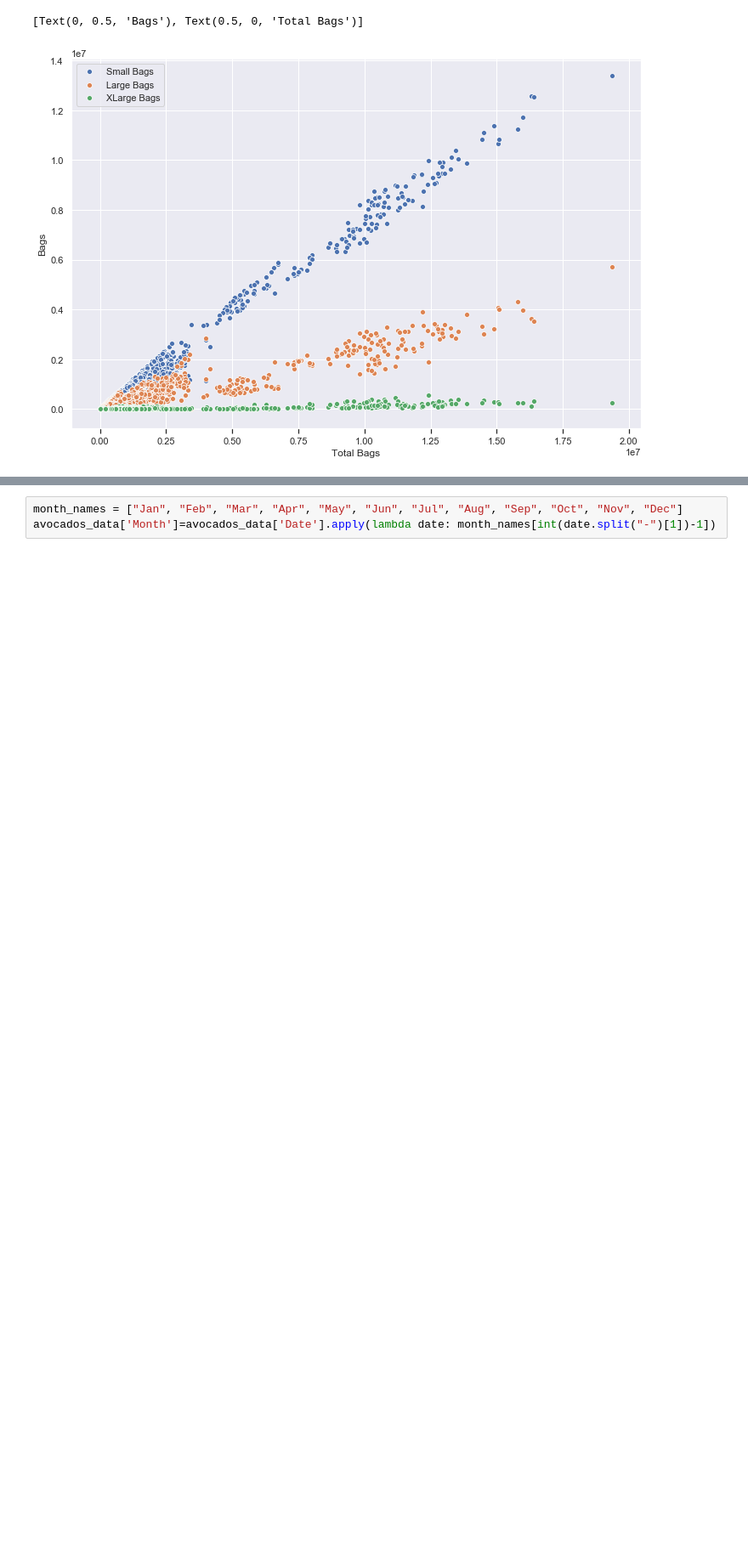
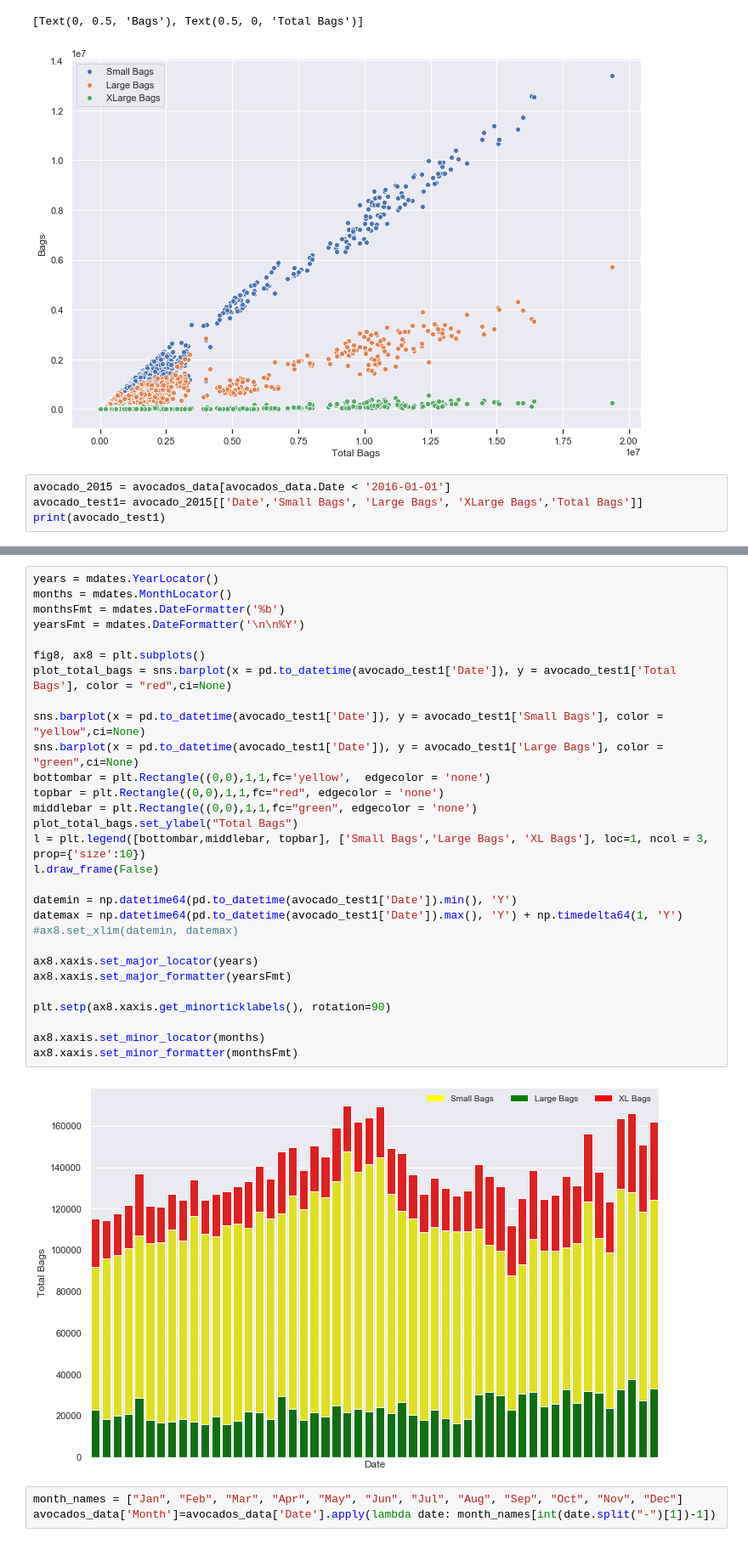
Before and after one commit to kurelaitisk/avocado-data, a Jupyter notebook: avocado.ipynb, the cells around one changed output, grey strips where cells are left out. Shown at 85% size. Cells and saved outputs as stored; diff of their text form; blank space fills up the shorter version.

```diff
--- a/avocado.ipynb
+++ b/avocado.ipynb
@@ -81,3 +81,7 @@ fig.set(xlabel='Total Bags', ylabel='Bags')
 # %% [output]
 [Text(0, 0.5, 'Bags'), Text(0.5, 0, 'Total Bags')]
 [figure]
+# %%
+avocado_2015 = avocados_data[avocados_data.Date < '2016-01-01']
+avocado_test1= avocado_2015[['Date','Small Bags', 'Large Bags', 'XLarge Bags','Total Bags']]
+print(avocado_test1)
@@ -84,3 +103,34 @@ fig.set(xlabel='Total Bags', ylabel='Bags')
+# %%
+years = mdates.YearLocator()
+months = mdates.MonthLocator()
+monthsFmt = mdates.DateFormatter('%b')
+yearsFmt = mdates.DateFormatter('\n\n%Y')
+
+fig8, ax8 = plt.subplots()
+plot_total_bags = sns.barplot(x = pd.to_datetime(avocado_test1['Date']), y = avocado_test1['Total Bags'], color = "red",ci=None)
+
+sns.barplot(x = pd.to_datetime(avocado_test1['Date']), y = avocado_test1['Small Bags'], color = "yellow",ci=None)
+sns.barplot(x = pd.to_datetime(avocado_test1['Date']), y = avocado_test1['Large Bags'], color = "green",ci=None)
+bottombar = plt.Rectangle((0,0),1,1,fc='yellow',  edgecolor = 'none')
+topbar = plt.Rectangle((0,0),1,1,fc="red", edgecolor = 'none')
+middlebar = plt.Rectangle((0,0),1,1,fc="green", edgecolor = 'none')
+plot_total_bags.set_ylabel("Total Bags")
+l = plt.legend([bottombar,middlebar, topbar], ['Small Bags','Large Bags', 'XL Bags'], loc=1, ncol = 3, prop={'size':10})
+l.draw_frame(False)
+
+datemin = np.datetime64(pd.to_datetime(avocado_test1['Date']).min(), 'Y')
+datemax = np.datetime64(pd.to_datetime(avocado_test1['Date']).max(), 'Y') + np.timedelta64(1, 'Y')
+#ax8.set_xlim(datemin, datemax)
+
+ax8.xaxis.set_major_locator(years)
+ax8.xaxis.set_major_formatter(yearsFmt)
+
+plt.setp(ax8.xaxis.get_minorticklabels(), rotation=90)
+
+ax8.xaxis.set_minor_locator(months)
+ax8.xaxis.set_minor_formatter(monthsFmt)
+# %% [output]
+[figure, added]
 # %%
 month_names = ["Jan", "Feb", "Mar", "Apr", "May", "Jun", "Jul", "Aug", "Sep", "Oct", "Nov", "Dec"]
 avocados_data['Month']=avocados_data['Date'].apply(lambda date: month_names[int(date.split("-")[1])-1])
```
Also changed, not shown: parts of 8 cells of this notebook.
